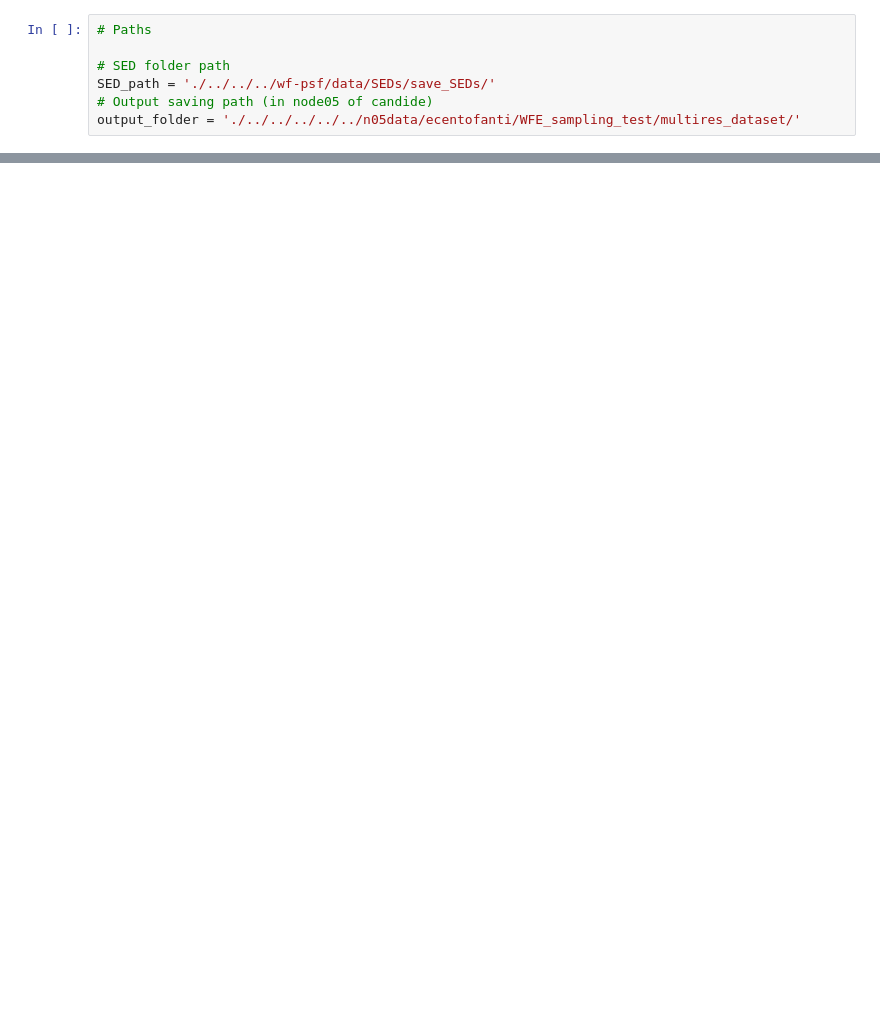
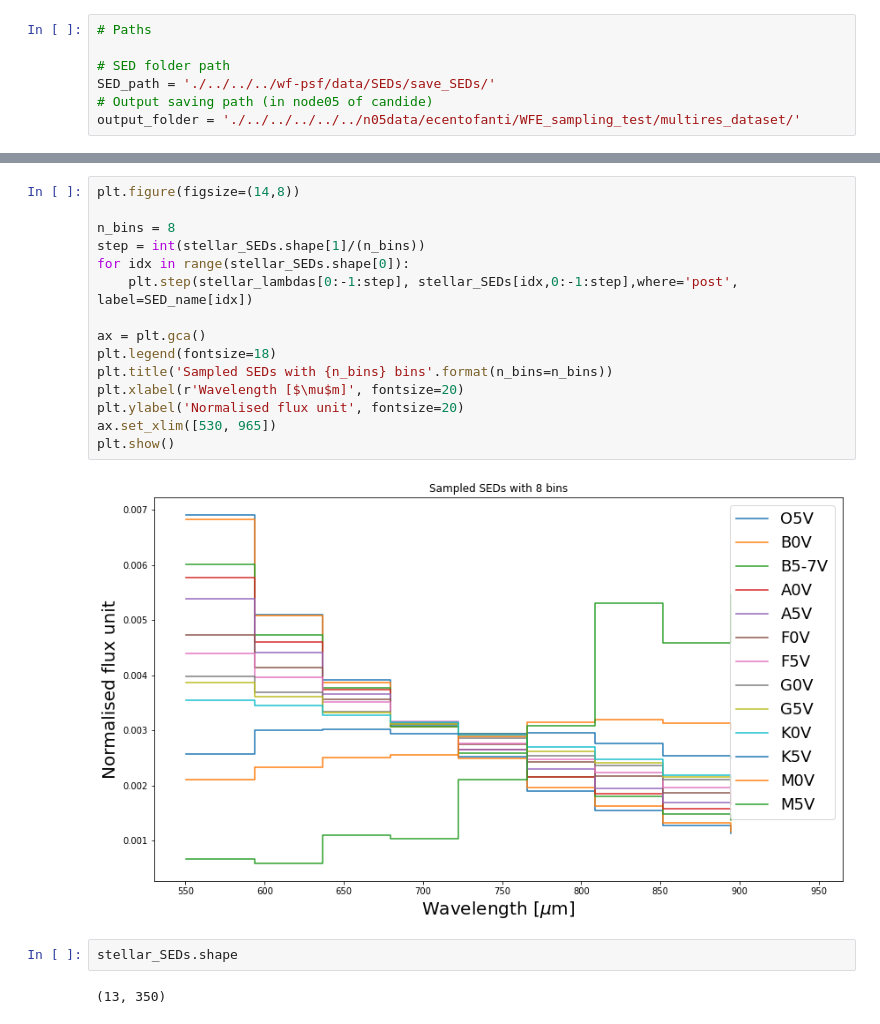
Before and after one commit to tobias-liaudat/wf-SEDs, a Jupyter notebook: WFE_sampling_test/notebooks/explore_SEDs.ipynb, the cells around one changed output, grey strips where cells are left out. Drawn from its saved outputs; the diff is of its cells as text; blank space fills up the shorter version.

```diff
--- a/WFE_sampling_test/notebooks/explore_SEDs.ipynb
+++ b/WFE_sampling_test/notebooks/explore_SEDs.ipynb
@@ -19,0 +36,21 @@ for idx in range(stellar_SEDs.shape[0]):
+# %%
+plt.figure(figsize=(14,8))
+
+n_bins = 8
+step = int(stellar_SEDs.shape[1]/(n_bins))
+for idx in range(stellar_SEDs.shape[0]):
+    plt.step(stellar_lambdas[0:-1:step], stellar_SEDs[idx,0:-1:step],where='post', label=SED_name[idx])
+
+ax = plt.gca()
+plt.legend(fontsize=18)
+plt.title('Sampled SEDs with {n_bins} bins'.format(n_bins=n_bins))
+plt.xlabel(r'Wavelength [$\mu$m]', fontsize=20)
+plt.ylabel('Normalised flux unit', fontsize=20)
+ax.set_xlim([530, 965])
+plt.show()
+# %% [output]
+[figure, added]
+# %%
+stellar_SEDs.shape
+# %% [output]
+(13, 350)
```
Also changed, not shown: parts of 7 cells of this notebook.
